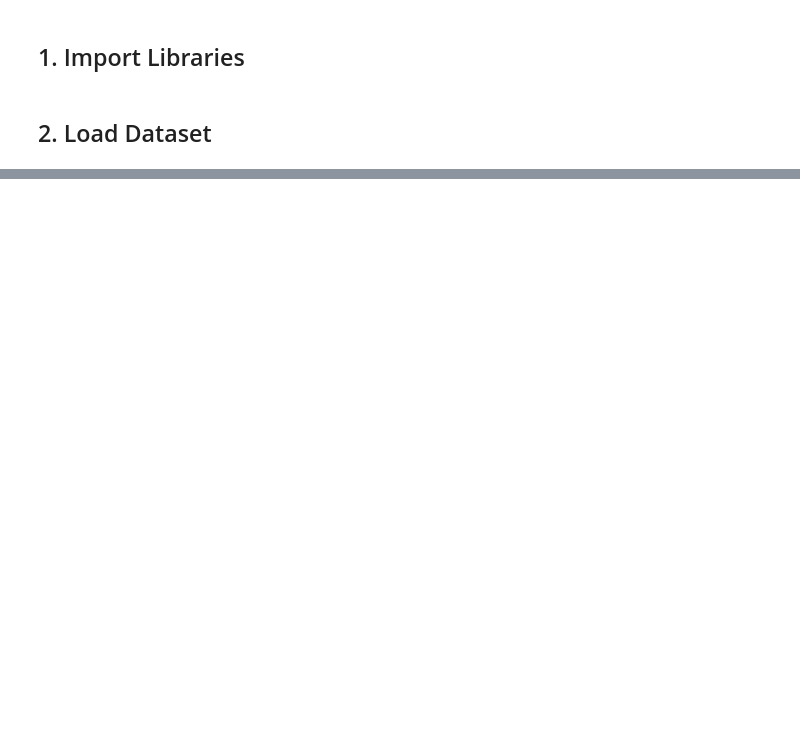
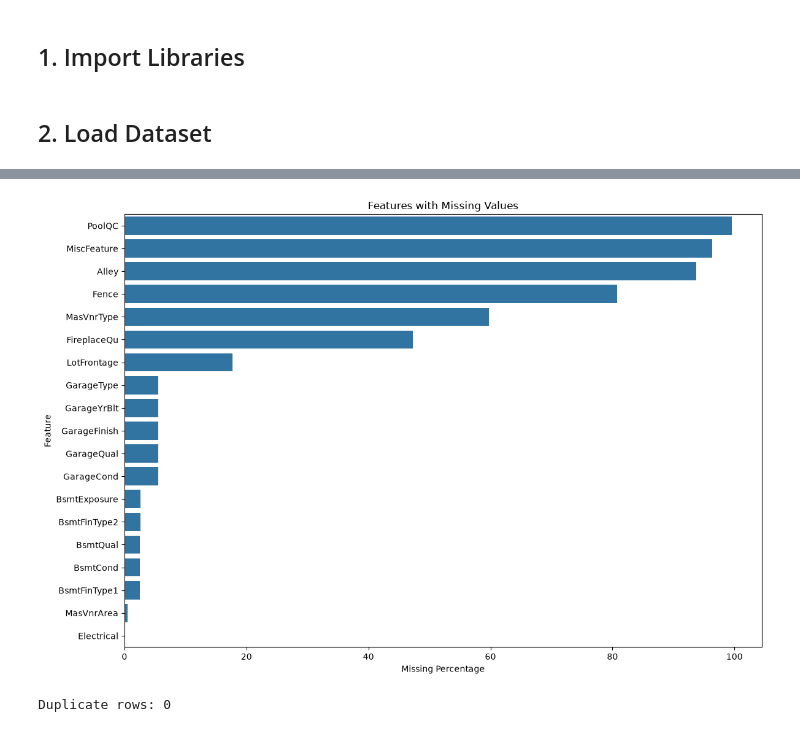
Before and after one commit to humairathameem/PricePredict-Ames-Housing, a Jupyter notebook: Notebooks/House_Price_Prediction.ipynb, the cells around one changed output, grey strips where cells are left out. Cells and saved outputs as stored; diff of their text form; code cells hidden in the pictures; blank space fills up the shorter version.

Commit message:
Complete initial data analysis and categorical EDA

```diff
--- a/Notebooks/House_Price_Prediction.ipynb
+++ b/Notebooks/House_Price_Prediction.ipynb
@@ -16,4 +15,5 @@ warnings.filterwarnings("ignore")
 # %% [markdown]
 ## 2. Load Dataset
 # %%
-train_df = pd.read_csv("train.csv")
+# Load the training dataset
+train_df = pd.read_csv(r"C:\Users\humai\Intern\PricePredict\Data\train.csv")
@@ -21,0 +138,21 @@ FileNotFoundError: [Errno 2] No such file or directory: 'train.csv'
+# %%
+ # Missing Values
+missing_values = train_df.isnull().sum()
+
+missing_percentage = (
+    missing_values / len(train_df)
+) * 100
+
+missing_df = pd.DataFrame({
+    "Missing Values": missing_values,
+    "Percentage": missing_percentage
+})
+
+missing_df = missing_df[
+    missing_df["Missing Values"] > 0
+].sort_values(
+    "Percentage",
+    ascending=False
+)
+
+display(missing_df)
@@ -21,0 +177,26 @@ FileNotFoundError: [Errno 2] No such file or directory: 'train.csv'
+# %%
+# Missing Values Visualization
+plt.figure(figsize=(12, 8))
+
+sns.barplot(
+    data=missing_df.head(30),
+    x="Percentage",
+    y=missing_df.head(30).index
+)
+
+plt.title("Features with Missing Values")
+plt.xlabel("Missing Percentage")
+plt.ylabel("Feature")
+
+plt.tight_layout()
+plt.show()
+# %% [output]
+[figure, added]
+# %%
+# Duplicate Rows
+print(
+    "Duplicate rows:",
+    train_df.duplicated().sum()
+)
+# %% [output]
+Duplicate rows: 0
```
Also changed, not shown: parts of 40 cells of this notebook, 1 other file.
